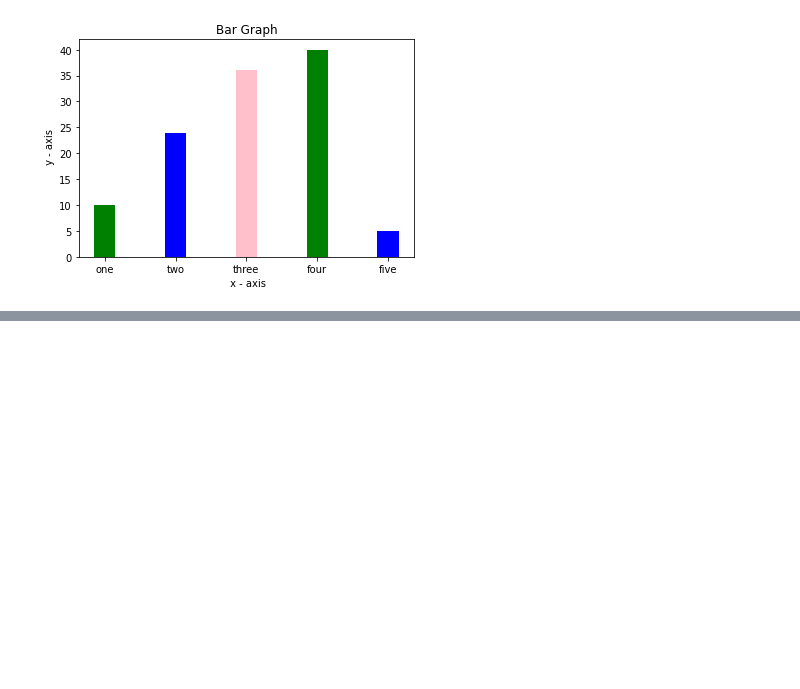
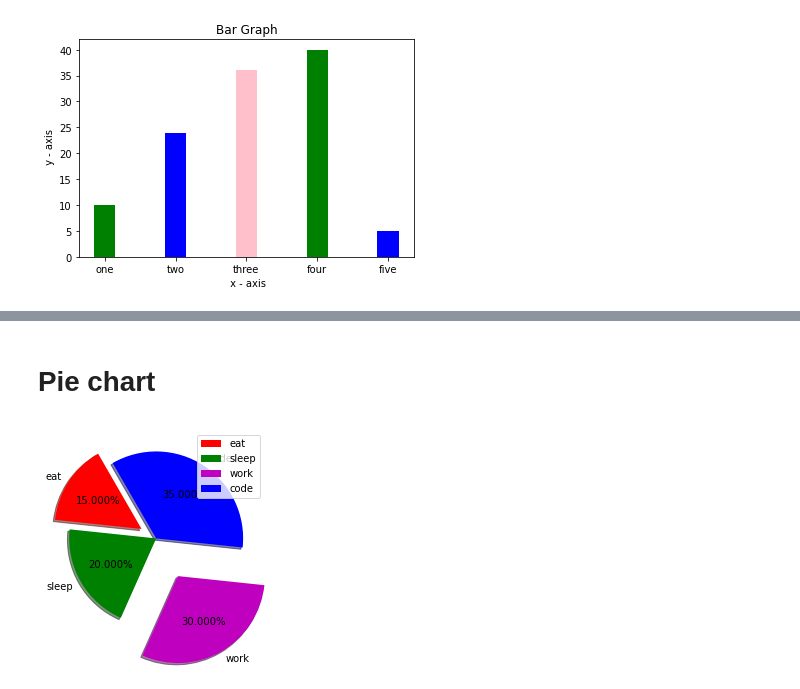
Before and after one commit to anobhama/Intern-Pie-Infocomm-Pvt-Lmt, a Jupyter notebook: jupiter notebook/Matplotlib Basics.ipynb, the cells around one changed output, grey strips where cells are left out. Cells and saved outputs as stored; diff of their text form; code cells hidden in the pictures; blank space fills up the shorter version.

```diff
--- a/jupiter notebook/Matplotlib Basics.ipynb
+++ b/jupiter notebook/Matplotlib Basics.ipynb
@@ -48,0 +75,11 @@ plt.show()
+# %% [markdown]
+# Pie chart
+# %%
+activities = ['eat','sleep','work','code']
+slices = [3,4,6,7]
+colors = ['r','g','m','b']
+plt.pie(slices,labels=activities,colors=colors,startangle=120,shadow=True,explode=(0.2,0,0.5,0),autopct='%1.3f%%')
+plt.legend()
+plt.show()
+# %% [output]
+[figure, added]
```
Also changed, not shown: parts of 4 cells of this notebook.
